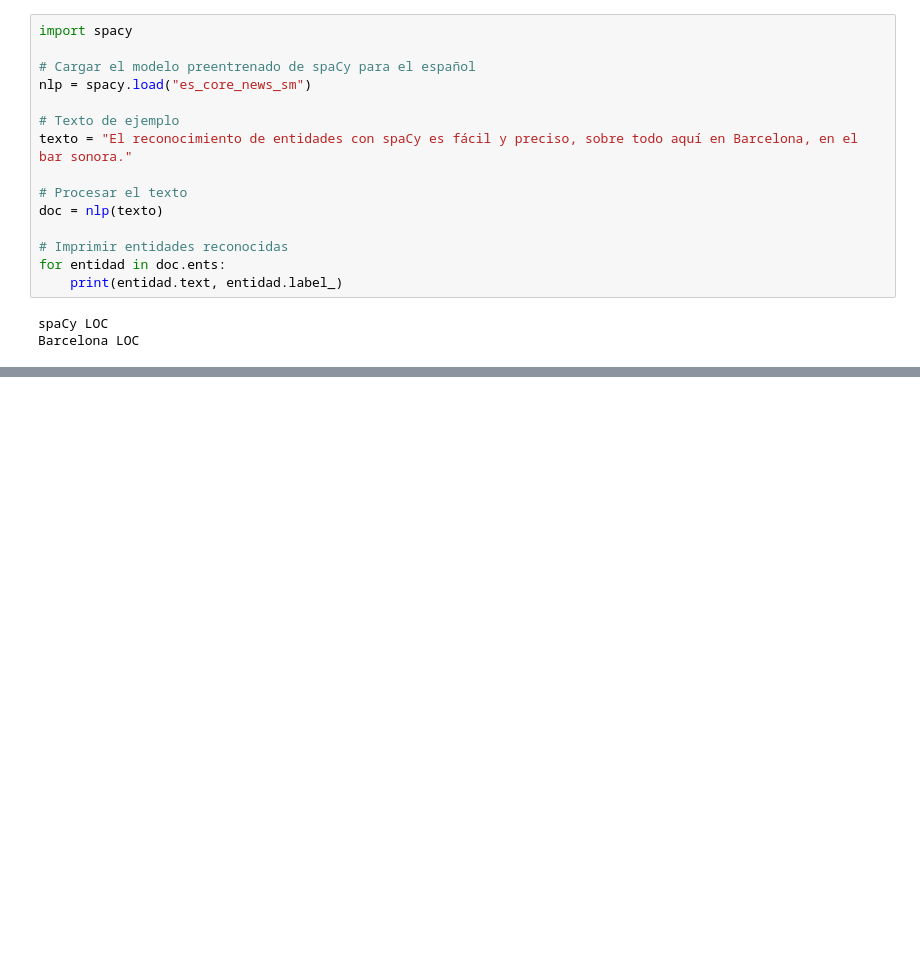
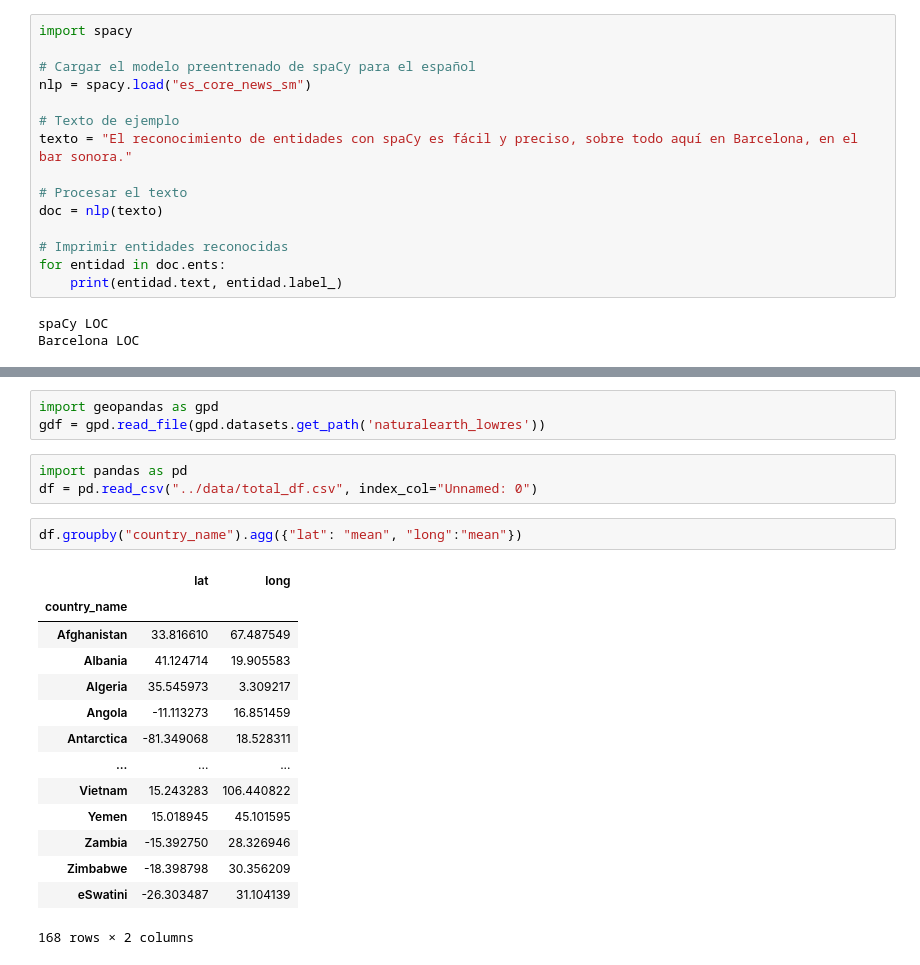
Before and after one commit to MartaGDC/Queering-the-map, a Jupyter notebook: notebooks/Untitled.ipynb, the cells around one changed output, grey strips where cells are left out. Drawn from its saved outputs; the diff is of its cells as text; blank space fills up the shorter version.

```diff
--- a/notebooks/Untitled.ipynb
+++ b/notebooks/Untitled.ipynb
@@ -251,3 +251,26 @@ colormap.add_to(map_heatmap)
 map_heatmap
 # %% [output]
 [interactive output not drawn]
+# %%
+import geopandas as gpd
+gdf = gpd.read_file(gpd.datasets.get_path('naturalearth_lowres'))
+# %%
+import pandas as pd
+df = pd.read_csv("../data/total_df.csv", index_col="Unnamed: 0")
+# %%
+df.groupby("country_name").agg({"lat": "mean", "long":"mean"})
+# %% [output]
+|  | lat | long |
+| country_name |  |  |
+| Afghanistan | 33.816610 | 67.487549 |
+| Albania | 41.124714 | 19.905583 |
+| Algeria | 35.545973 | 3.309217 |
+| Angola | -11.113273 | 16.851459 |
+| Antarctica | -81.349068 | 18.528311 |
+| ... | ... | ... |
+| Vietnam | 15.243283 | 106.440822 |
+| Yemen | 15.018945 | 45.101595 |
+| Zambia | -15.392750 | 28.326946 |
+| Zimbabwe | -18.398798 | 30.356209 |
+| eSwatini | -26.303487 | 31.104139 |
+168 rows × 2 columns
```
Also changed, not shown: 21 other files.
